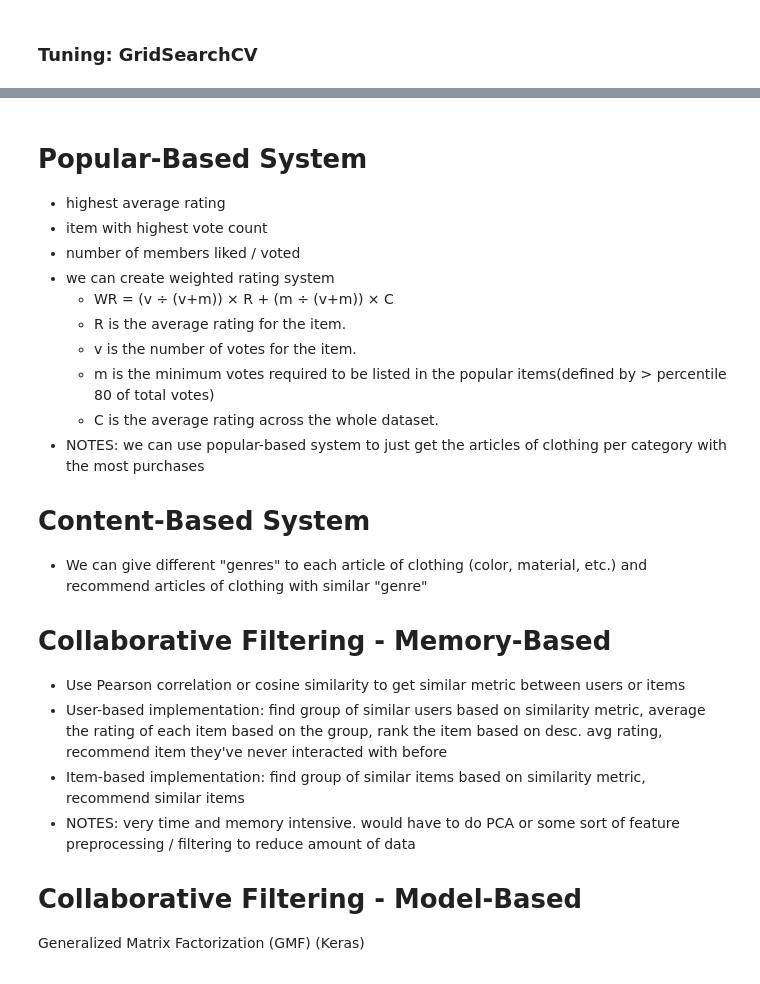
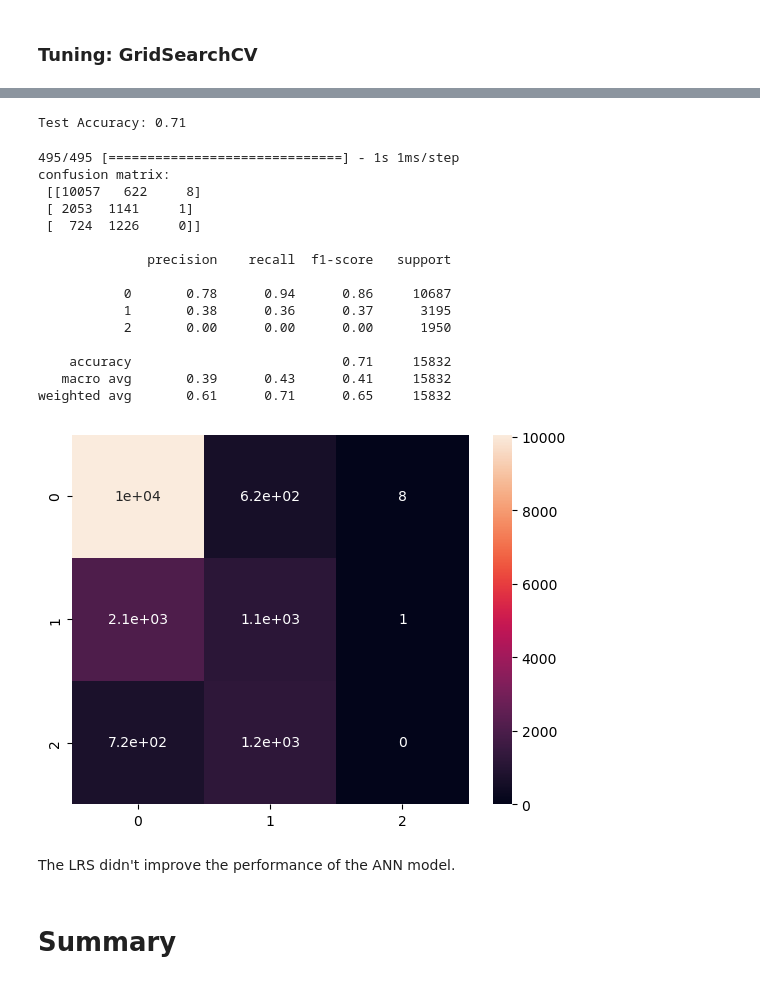
Before and after one commit to anbitasiregar/fashion-recommendations, a Jupyter notebook: notebooks/machine_learning.ipynb, the cells around one changed output, grey strips where cells are left out. Saved outputs shown, nothing was run; the diff lists cells and outputs as text; code cells hidden in the pictures.

```diff
--- a/notebooks/machine_learning.ipynb
+++ b/notebooks/machine_learning.ipynb
@@ -903,4 +851,4 @@ def create_model(neurons=64, optimizer='adam', dropout_rate=0.0):
 tuned_model = KerasClassifier(build_fn=create_model)
 model_tuner = GridSearchCV(tuned_model, hyperparameters, cv=10, scoring="accuracy")
 # %%
-model_tuner.fit(X_train, y_train)
+# model_tuner.fit(X_train, y_train)
@@ -939,11 +871,5 @@ Epoch 11/20
 # y_pred = optimally_tuned_classifier.predict(X_test_scaled)
 
 # helper.print_accuracy(y_test, y_pred, isRegressor=False)
-# %%
-### TODO
-# creating an instance of the most iptimally tuned model
-logreg_model = LogisticRegression(C=0.001, l1_ratio=0.0, max_iter=500, penalty='none',random_state=42, solver='saga')
-
-y_pred = helper.fit_predict(logreg_model, X_train_scaled, y_train, X_test_scaled, y_test, isRegressor=False)
 # %% [markdown]
 ### Tuning: Learning Rate Scheduler
@@ -951,4 +880,3 @@ We can try using a learning rate scheduler to adjust the learning rate dynamical
 # %%
-lr_scheduler = ReduceLROnPlateau(monitor='val_loss', factor=0.5, patience=3)
-
-history = model.fit(X_train, y_train, validation_data=(X_val, y_val), epochs=50, batch_size=32, callbacks=[early_stopping, lr_scheduler])
+# add LRS to winning ANN leaky model
+history = leaky_model.fit(X_train, y_train, validation_data=(X_val, y_val), epochs=50, batch_size=32, callbacks=[early_stopping, lr_scheduler])
@@ -955,24 +904,37 @@ history = model.fit(X_train, y_train, validation_data=(X_val, y_val), epochs=50,
-# %% [markdown]
-# Popular-Based System
-- highest average rating
-- item with highest vote count
-- number of members liked / voted
-- we can create weighted rating system
-    - WR = (v ÷ (v+m)) × R + (m ÷ (v+m)) × C
-    - R is the average rating for the item.
-    - v is the number of votes for the item.
-    - m is the minimum votes required to be listed in the popular items(defined by > percentile 80 of total votes)
-    - C is the average rating across the whole dataset.
-- NOTES: we can use popular-based system to just get the articles of clothing per category with the most purchases
-
-# Content-Based System
-- We can give different "genres" to each article of clothing (color, material, etc.) and recommend articles of clothing with similar "genre"
-
-# Collaborative Filtering - Memory-Based
-- Use Pearson correlation or cosine similarity to get similar metric between users or items
-- User-based implementation: find group of similar users based on similarity metric, average the rating of each item based on the group, rank the item based on desc. avg rating, recommend item they've never interacted with before
-- Item-based implementation: find group of similar items based on similarity metric, recommend similar items
-- NOTES: very time and memory intensive. would have to do PCA or some sort of feature preprocessing / filtering to reduce amount of data
-
-# Collaborative Filtering - Model-Based
-Generalized Matrix Factorization (GMF) (Keras)
+# %%
+# Evaluate on the test set
+test_loss, test_accuracy = leaky_model.evaluate(X_test, y_test, verbose=0)
+print(f"Test Accuracy: {test_accuracy:.2f}")
+# %% [output]
+Test Accuracy: 0.71
+# %%
+# Predict on test data
+y_pred_probs = leaky_model.predict(X_test)
+y_pred_classes = np.argmax(y_pred_probs, axis=1)
+
+# Decode the predicted and true labels
+y_test_classes = np.argmax(y_test.values, axis=1)
+
+# Confusion Matrix
+helper.print_confusion_matrix_details(y_test_classes, y_pred_classes)
+# %% [output]
+495/495 [==============================] - 1s 1ms/step
+confusion matrix:
+ [[10057   622     8]
+ [ 2053  1141     1]
+ [  724  1226     0]]
+
+              precision    recall  f1-score   support
+
+           0       0.78      0.94      0.86     10687
+           1       0.38      0.36      0.37      3195
+           2       0.00      0.00      0.00      1950
+
+    accuracy                           0.71     15832
+   macro avg       0.39      0.43      0.41     15832
+weighted avg       0.61      0.71      0.65     15832
+[figure, added]
+# %% [markdown]
+The LRS didn't improve the performance of the ANN model.
+# %% [markdown]
+# Summary
```
Also changed, not shown: parts of 37 cells of this notebook.
